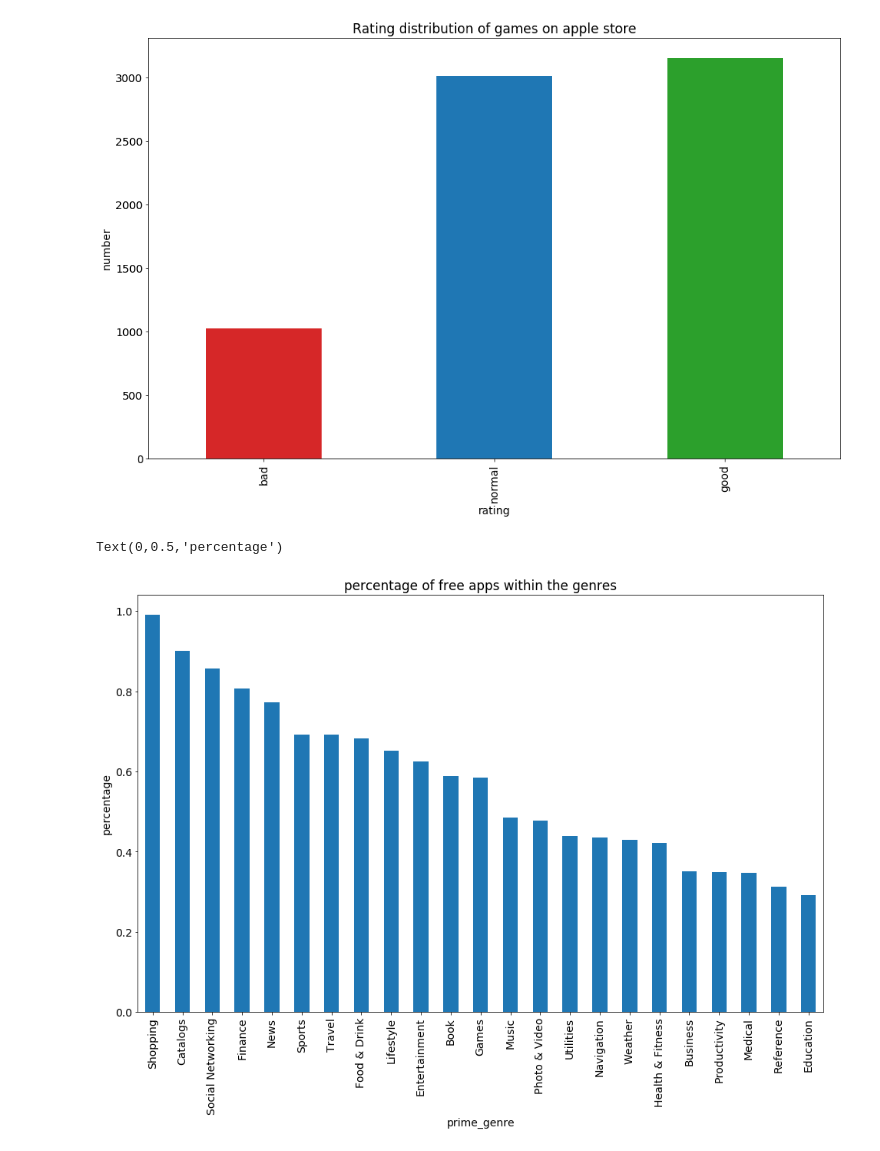
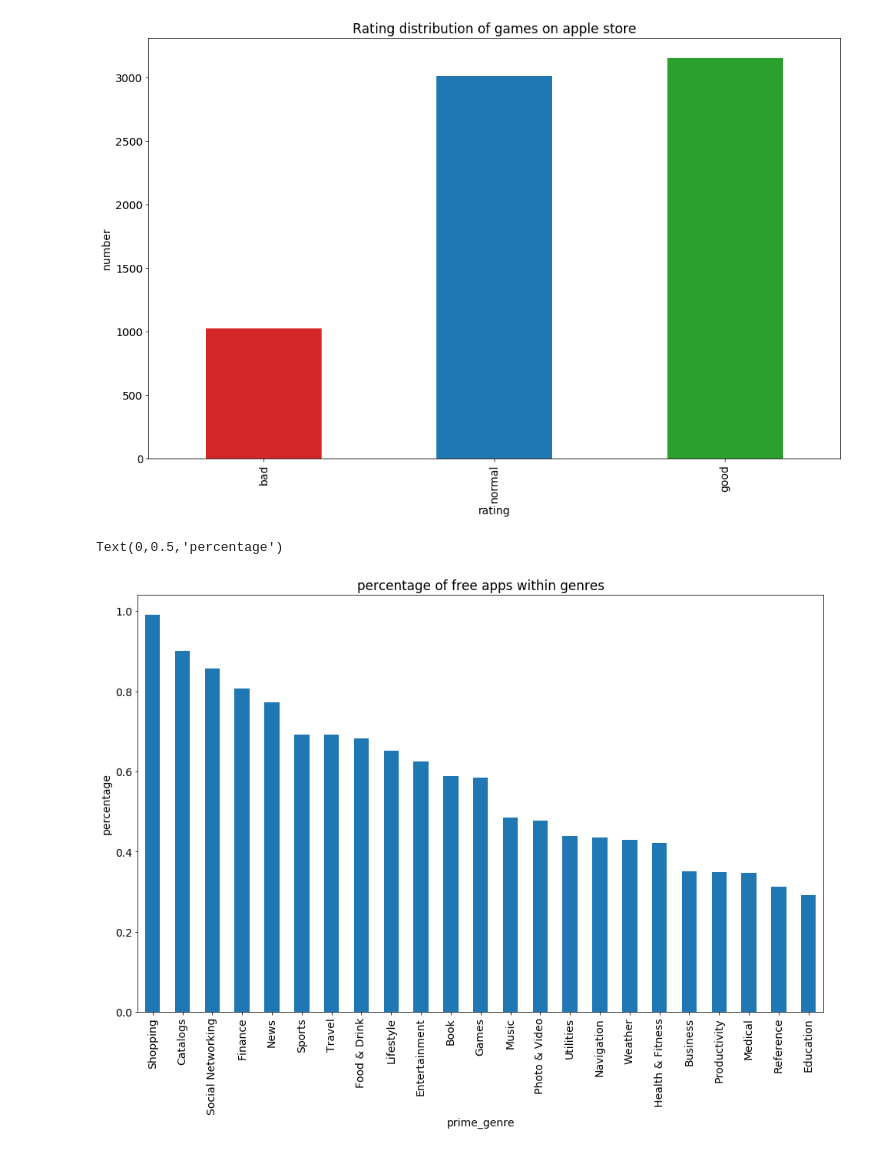
Before and after one commit to choi9798/FDA_hw1, a Jupyter notebook: FDA_hw1_pt2.ipynb, the cells around one changed output. Saved outputs shown, nothing was run; the diff lists cells and outputs as text; code cells hidden in the pictures.

Commit message:
last chart modified

```diff
--- a/FDA_hw1_pt2.ipynb
+++ b/FDA_hw1_pt2.ipynb
@@ -45,8 +45,8 @@ Text(0,0.5,'number')
 # %%
 a = df[df["price"] == 0].groupby("prime_genre").count() / df.groupby("prime_genre").count()
 a = a.sort_values("id", ascending=False)
-ax = a["id"].plot(kind="bar", title="percentage of free apps within the genres", color="tab:blue")
+ax = a["id"].plot(kind="bar", title="percentage of free apps within genres", color="tab:blue")
 ax.set_ylabel("percentage")
 # %% [output]
 Text(0,0.5,'percentage')
-[figure, old version]
+[figure, new version]
```
